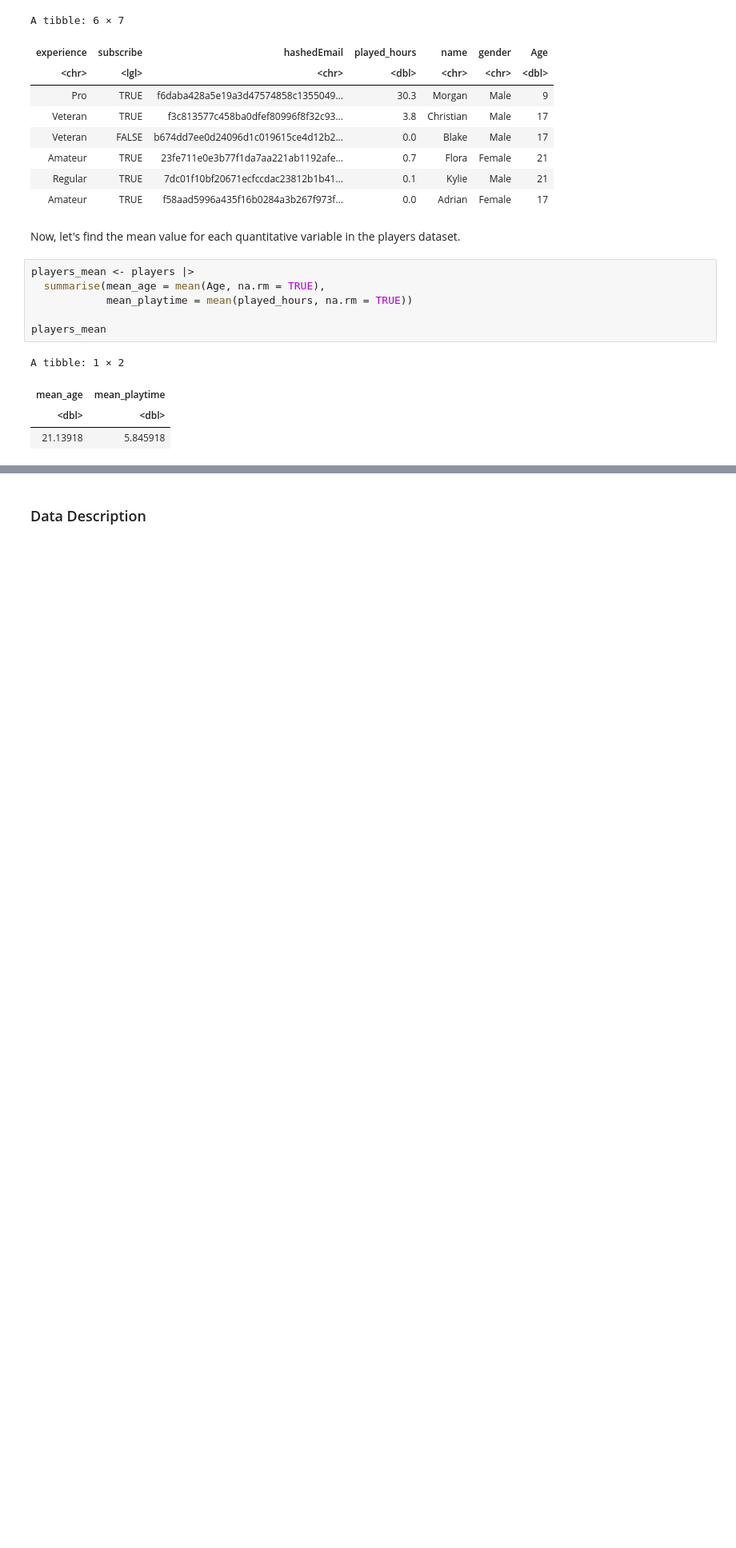
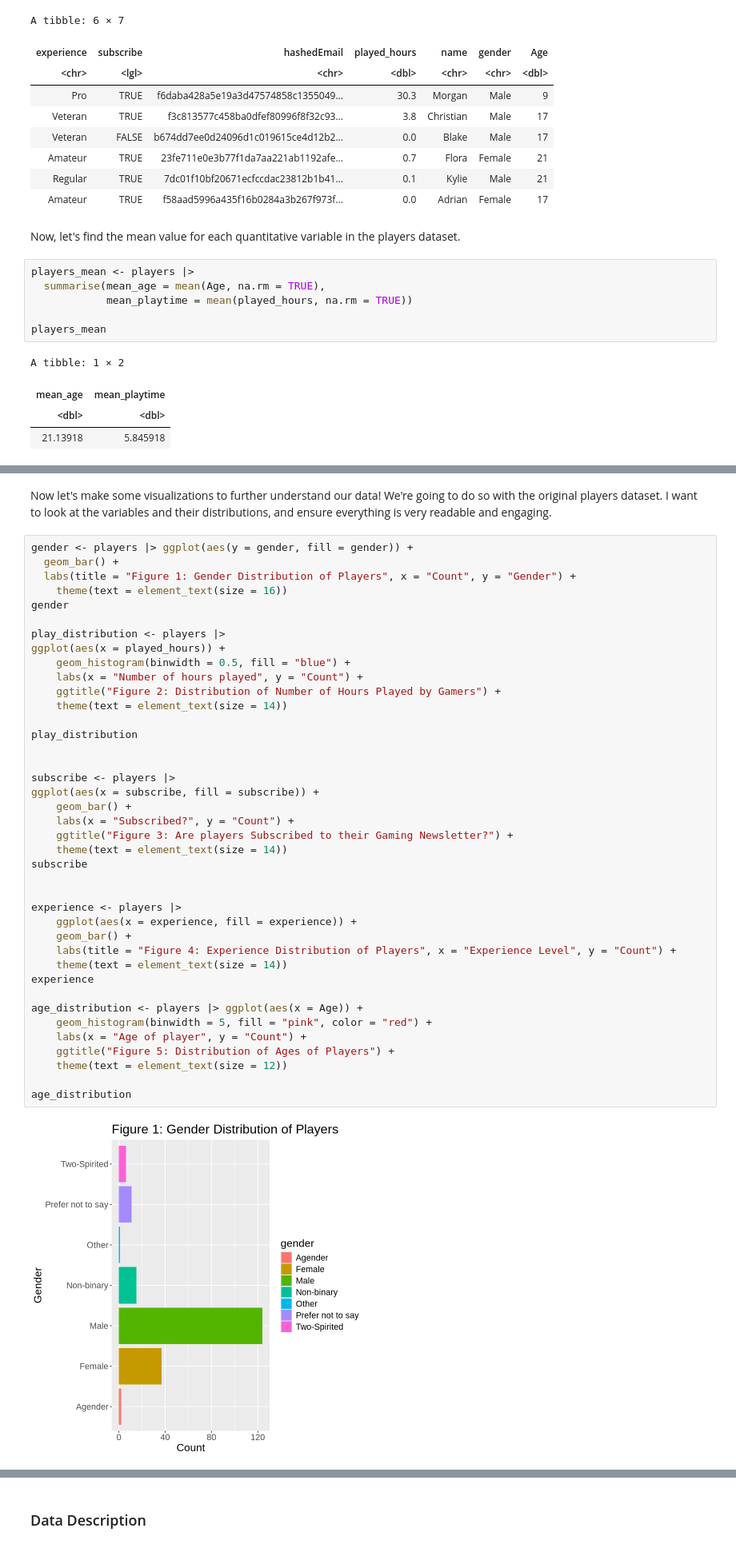
Before and after one commit to rhovestad/dsciprojectrh, a Jupyter notebook: Individual_Planning.ipynb, the cells around one changed output, grey strips where cells are left out. Shown at 80% size. Saved outputs shown, nothing was run; the diff lists cells and outputs as text; blank space fills up the shorter version.

```diff
--- a/Individual_Planning.ipynb
+++ b/Individual_Planning.ipynb
@@ -81,0 +99,44 @@ Next, let's do some minimal tidying of our players dataset (the dataset I'll be
+# %% [markdown]
+Now let's  make some visualizations to further understand our data! We're going to do so with the original players dataset. I want to look at the variables and their distributions, and ensure everything is very readable and engaging.
+# %%
+gender <- players |> ggplot(aes(y = gender, fill = gender)) +
+  geom_bar() +
+  labs(title = "Figure 1: Gender Distribution of Players", x = "Count", y = "Gender") +
+    theme(text = element_text(size = 16))
+gender
+
+play_distribution <- players |>
+ggplot(aes(x = played_hours)) +
+    geom_histogram(binwidth = 0.5, fill = "blue") +
+    labs(x = "Number of hours played", y = "Count") +
+    ggtitle("Figure 2: Distribution of Number of Hours Played by Gamers") +
+    theme(text = element_text(size = 14))
+
+play_distribution
+
+
+subscribe <- players |>
+ggplot(aes(x = subscribe, fill = subscribe)) +
+    geom_bar() +
+    labs(x = "Subscribed?", y = "Count") +
+    ggtitle("Figure 3: Are players Subscribed to their Gaming Newsletter?") +
+    theme(text = element_text(size = 14))
+subscribe
+
+
+experience <- players |>
+    ggplot(aes(x = experience, fill = experience)) +
+    geom_bar() +
+    labs(title = "Figure 4: Experience Distribution of Players", x = "Experience Level", y = "Count") +
+    theme(text = element_text(size = 14))
+experience
+
+age_distribution <- players |> ggplot(aes(x = Age)) +
+    geom_histogram(binwidth = 5, fill = "pink", color = "red") +
+    labs(x = "Age of player", y = "Count") +
+    ggtitle("Figure 5: Distribution of Ages of Players") +
+    theme(text = element_text(size = 12))
+
+age_distribution
+# %% [output]
+[figure, added]
```
Also changed, not shown: parts of 9 cells of this notebook.
